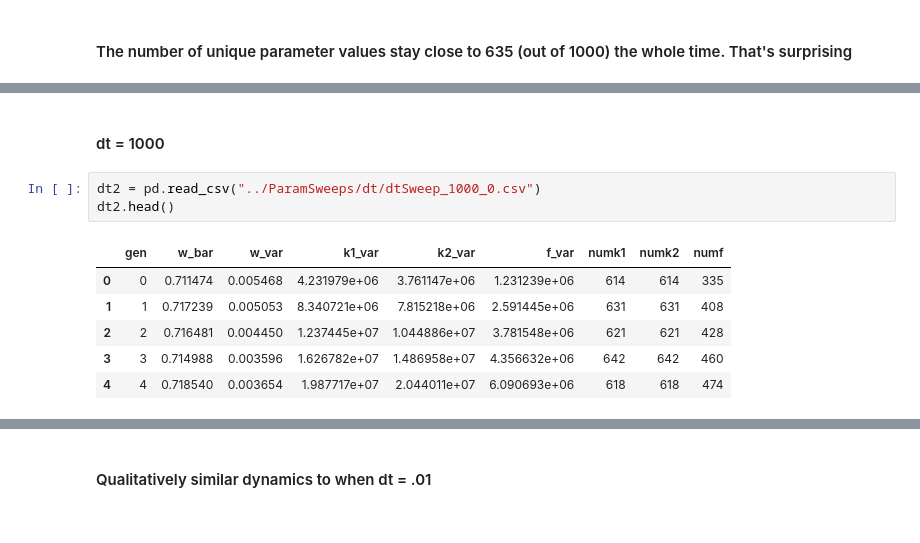
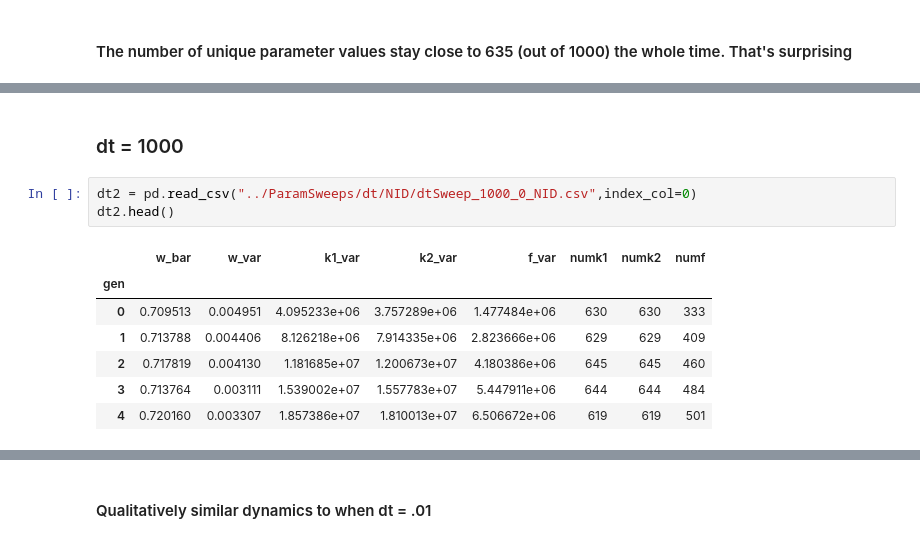
Before and after one commit to bliebeskind/EvoPhys, a Jupyter notebook: notebooks/dtSweep_plotting.ipynb, the cells around one changed output, grey strips where cells are left out. Drawn from its saved outputs; the diff is of its cells as text.

```diff
--- a/notebooks/dtSweep_plotting.ipynb
+++ b/notebooks/dtSweep_plotting.ipynb
@@ -56,12 +57,13 @@ dt1[["numk1","numk2","numf"]].plot()
 # %% [markdown]
-#### dt = 1000
+### dt = 1000
 # %%
-dt2 = pd.read_csv("../ParamSweeps/dt/dtSweep_1000_0.csv")
+dt2 = pd.read_csv("../ParamSweeps/dt/NID/dtSweep_1000_0_NID.csv",index_col=0)
 dt2.head()
 # %% [output]
-|  | gen | w_bar | w_var | k1_var | k2_var | f_var | numk1 | numk2 | numf |
-| 0 | 0 | 0.711474 | 0.005468 | 4.231979e+06 | 3.761147e+06 | 1.231239e+06 | 614 | 614 | 335 |
-| 1 | 1 | 0.717239 | 0.005053 | 8.340721e+06 | 7.815218e+06 | 2.591445e+06 | 631 | 631 | 408 |
-| 2 | 2 | 0.716481 | 0.004450 | 1.237445e+07 | 1.044886e+07 | 3.781548e+06 | 621 | 621 | 428 |
-| 3 | 3 | 0.714988 | 0.003596 | 1.626782e+07 | 1.486958e+07 | 4.356632e+06 | 642 | 642 | 460 |
-| 4 | 4 | 0.718540 | 0.003654 | 1.987717e+07 | 2.044011e+07 | 6.090693e+06 | 618 | 618 | 474 |
+|  | w_bar | w_var | k1_var | k2_var | f_var | numk1 | numk2 | numf |
+| gen |  |  |  |  |  |  |  |  |
+| 0 | 0.709513 | 0.004951 | 4.095233e+06 | 3.757289e+06 | 1.477484e+06 | 630 | 630 | 333 |
+| 1 | 0.713788 | 0.004406 | 8.126218e+06 | 7.914335e+06 | 2.823666e+06 | 629 | 629 | 409 |
+| 2 | 0.717819 | 0.004130 | 1.181685e+07 | 1.200673e+07 | 4.180386e+06 | 645 | 645 | 460 |
+| 3 | 0.713764 | 0.003111 | 1.539002e+07 | 1.557783e+07 | 5.447911e+06 | 644 | 644 | 484 |
+| 4 | 0.720160 | 0.003307 | 1.857386e+07 | 1.810013e+07 | 6.506672e+06 | 619 | 619 | 501 |
```
Also changed, not shown: parts of 24 cells of this notebook, 16 other files.
